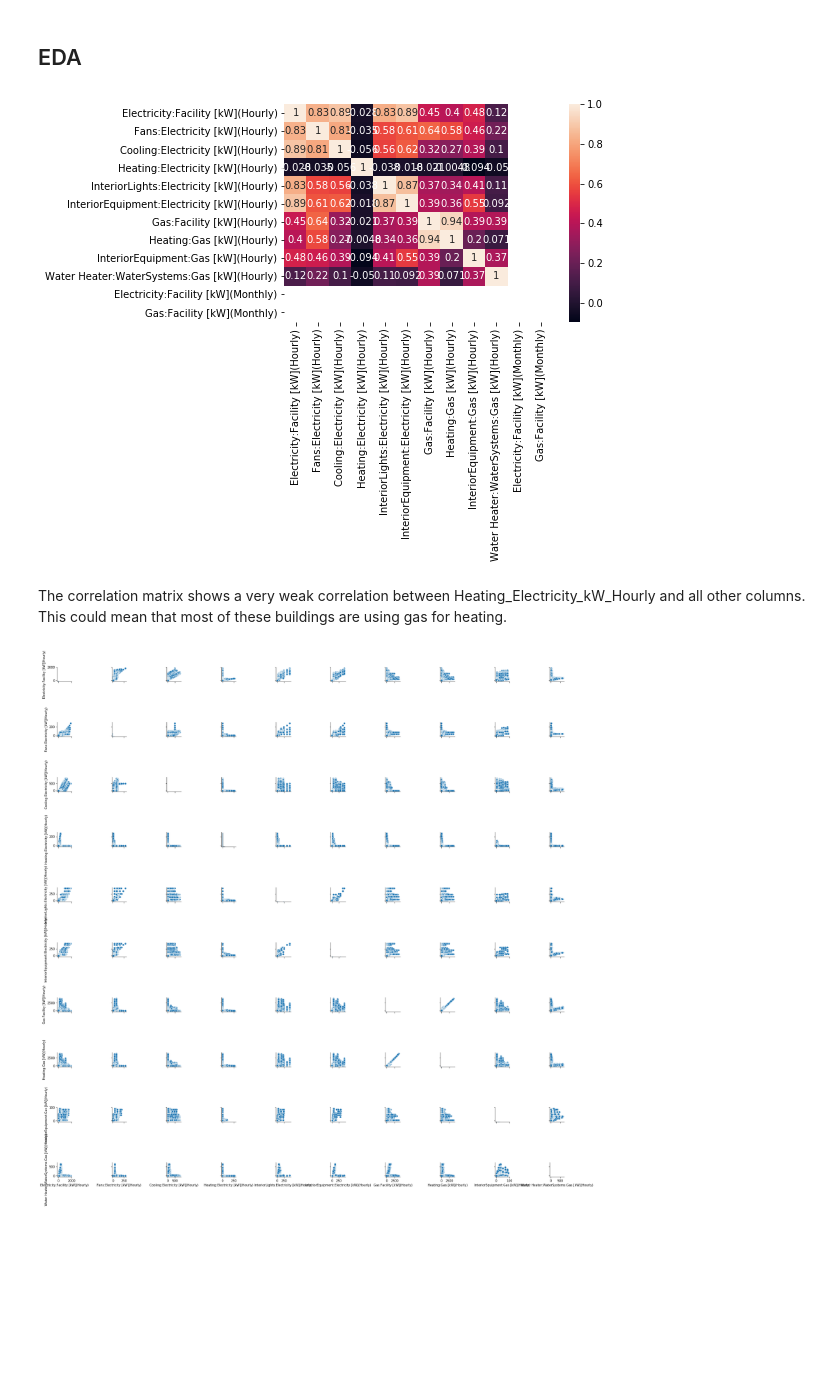
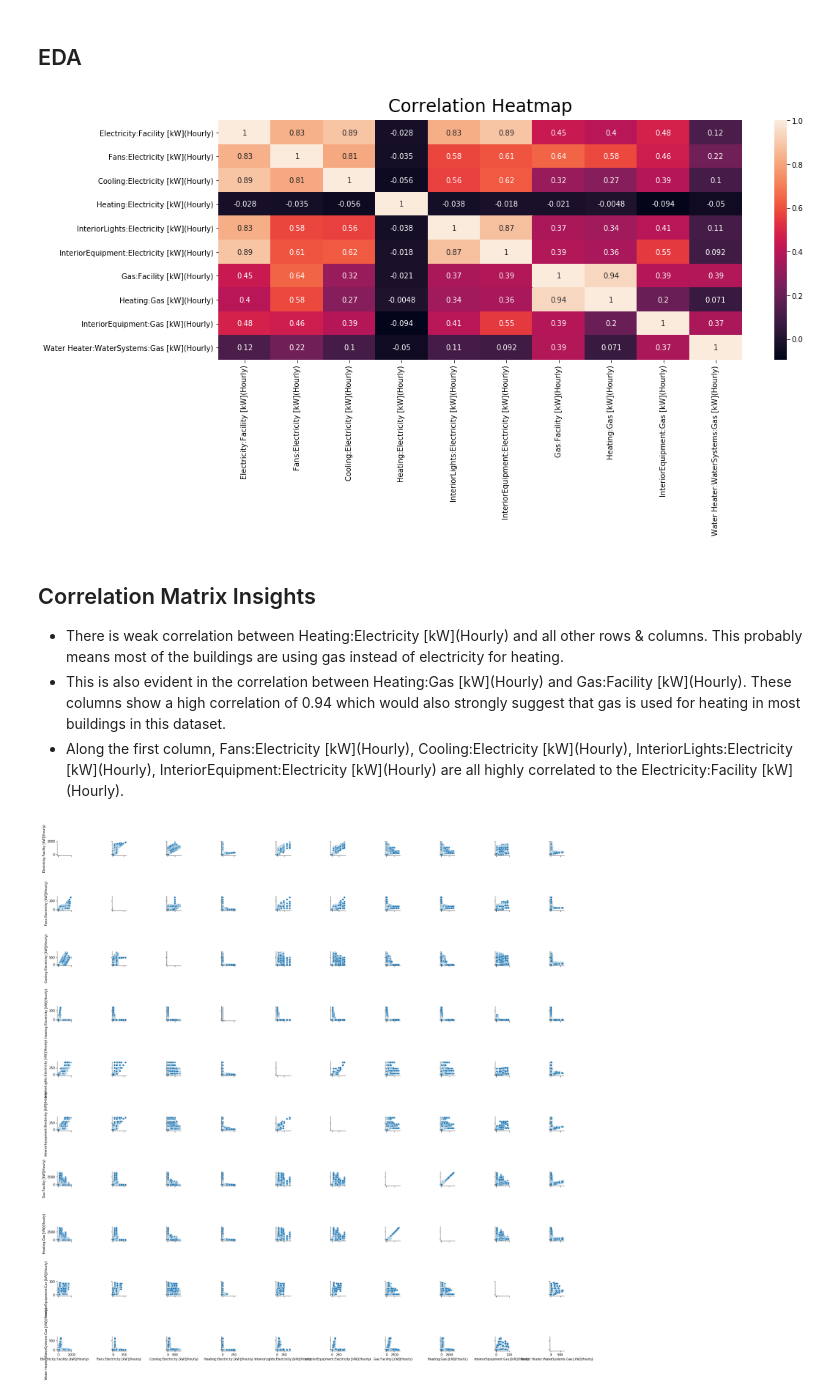
Before and after one commit to dgitts/electric-load-forecasting, a Jupyter notebook: notebooks/david.ipynb, the cells around one changed output. Cells and saved outputs as stored; diff of their text form; code cells hidden in the pictures; blank space fills up the shorter version.

Commit message:
improved correlation matrix chart

```diff
--- a/notebooks/david.ipynb
+++ b/notebooks/david.ipynb
@@ -94,14 +94,23 @@ SuperMarket
 Warehouse
 # %% [markdown]
 ## EDA
+# %%
+# Both these columns have no data, so we drop them
+cols_to_remove = ["Electricity:Facility [kW](Monthly)", "Gas:Facility [kW](Monthly)"]
+df.drop(cols_to_remove, inplace=True, axis=1)
 # %%
 # Correlation Matrix
+plt.figure(figsize=(16, 6))
 corrMatrix = df.corr()
-sns.heatmap(corrMatrix, annot=True)
+heatmap = sns.heatmap(corrMatrix, annot=True)
+heatmap.set_title('Correlation Heatmap', fontdict={'fontsize':24}, pad=12);
 plt.show()
 # %% [output]
-[figure, old version]
+[figure, new version]
-# %% [markdown]
-The correlation matrix shows a very weak correlation between Heating_Electricity_kW_Hourly and all other columns. This could mean that most of these buildings are using gas for heating.
+# %% [markdown]
+## Correlation Matrix Insights
+- There is weak correlation between Heating:Electricity \[kW](Hourly) and all other rows & columns. This probably means most of the buildings are using gas instead of electricity for heating.
+- This is also evident in the correlation between Heating:Gas \[kW](Hourly) and Gas:Facility \[kW](Hourly). These columns show a high correlation of 0.94 which would also strongly suggest that gas is used for heating in most buildings in this dataset.
+- Along the first column, Fans:Electricity \[kW](Hourly), Cooling:Electricity \[kW](Hourly), InteriorLights:Electricity \[kW](Hourly), InteriorEquipment:Electricity \[kW](Hourly) are all highly correlated to the Electricity:Facility \[kW](Hourly).
 # %%
 # Pairs Plot
```
Also changed, not shown: parts of 2 cells of this notebook.
